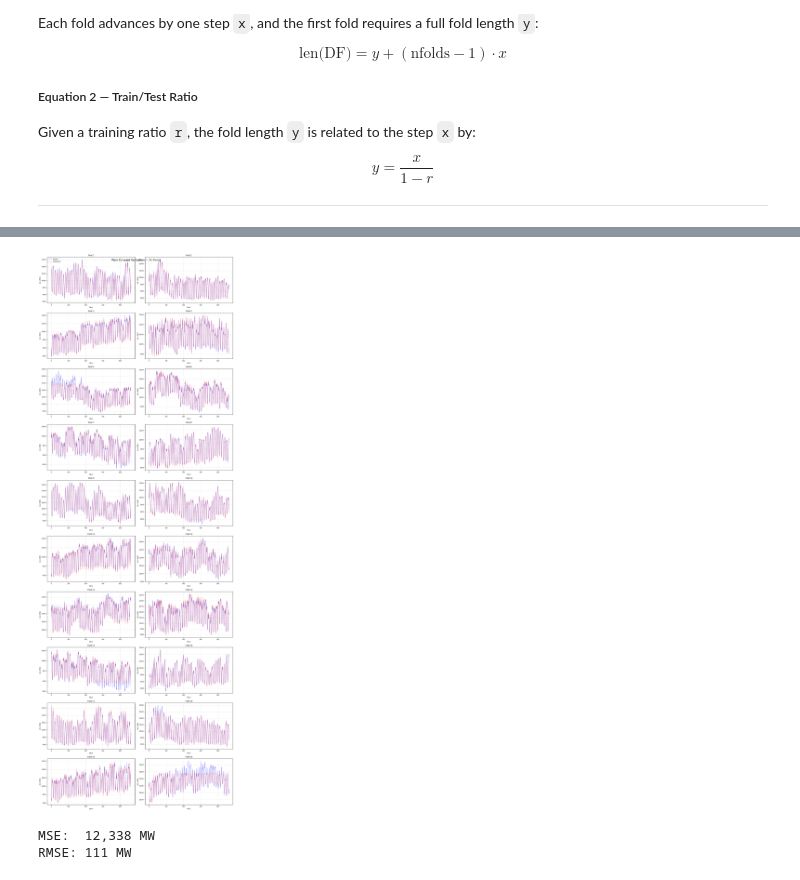
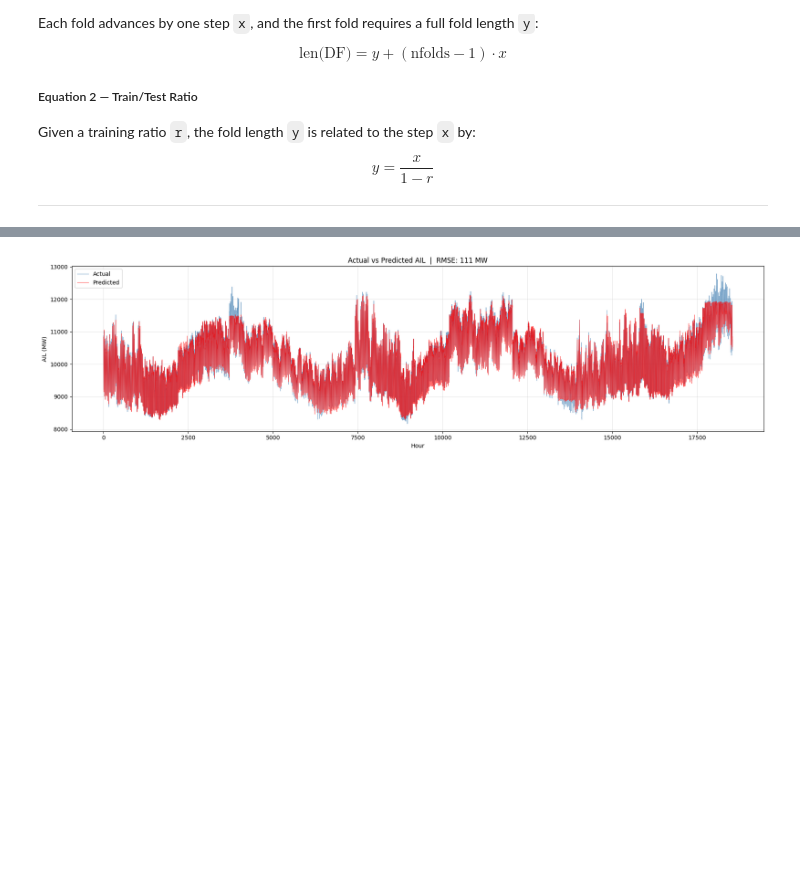
Before and after one commit to rchlmlngt/Alberta-Power-Market-Analysis, a Jupyter notebook: XGBoostDemandModel.ipynb, the cells around one changed output, grey strips where cells are left out. Saved outputs shown, nothing was run; the diff lists cells and outputs as text; code cells hidden in the pictures; blank space fills up the shorter version.

Commit message:
Plot result and residuals

```diff
--- a/XGBoostDemandModel.ipynb
+++ b/XGBoostDemandModel.ipynb
@@ -108,7 +108,7 @@ def walk_forward_validation_performance(DataFrame, n_folds, train_window_ratio,
     :param: n_folds, number of folds
     :param: train_window_ratio,
     :param: feature_function,
-    :return: Mean_squared_error, Actual_AIL, Predicted_AIL
+    :return: Mean_squared_error, RMSE,  Actual_AIL, Predicted_AIL
     """
     actual_AIL = []
     predicted_AIL = []
@@ -157,47 +157,59 @@ def walk_forward_validation_performance(DataFrame, n_folds, train_window_ratio,
 # %%
 # Run the Walk Forward Validation Process
 results = walk_forward_validation_performance(
     AIL,
     n_folds=20,
     train_window_ratio=0.8,
     feature_function=create_features
 )
 
-Actual_AIL = results['actual_AIL']
-Predicted_AIL = results['predicted_AIL']
+Actual_AIL = np.array(results['actual_AIL'])
+Predicted_AIL = np.array(results['predicted_AIL'])
+Residuals = Actual_AIL - Predicted_AIL
 
-# Plot the results
-total      = len(Actual_AIL)
-fold_size  = total // 20
-
-fig, axes = plt.subplots(10, 2, figsize=(14, 40))
-axes = axes.flatten()
-
-for i in range(20):
-    start = i * fold_size
-    end   = start + fold_size
-
-    act  = Actual_AIL[start:end]
-    pred = Predicted_AIL[start:end]
-
-    axes[i].plot(act,  'b-',  label='Actual',    alpha=0.7, linewidth=0.8)
-    axes[i].plot(pred, 'r--', label='Predicted', alpha=0.7, linewidth=0.8)
-    axes[i].set_title(f'Fold {i + 1}', fontsize=10)
-    axes[i].set_xlabel('Hour', fontsize=8)
-    axes[i].set_ylabel('AIL (MW)', fontsize=8)
-    axes[i].tick_params(labelsize=7)
-    axes[i].grid(True, alpha=0.3)
-
-    if i == 0:
-        axes[i].legend(fontsize=8)
-
-plt.suptitle('Walk Forward Validation — All Folds', fontsize=14)
+# Plot results
+plt.figure(figsize=(18, 5))
+plt.plot(Actual_AIL,    lw=0.6, alpha=0.8, color='steelblue', label='Actual')
+plt.plot(Predicted_AIL, lw=0.6, alpha=0.8, color='red',       label='Predicted')
+plt.title(f'Actual vs Predicted AIL  |  RMSE: {results["rmse"]:,.0f} MW')
+plt.xlabel('Hour')
+plt.ylabel('AIL (MW)')
+plt.legend()
+plt.grid(True, alpha=0.3)
 plt.tight_layout()
 plt.show()
 
-print(f"MSE:  {results['mse']:,.0f} MW")
-print(f"RMSE: {results['rmse']:,.0f} MW")
+
+# Residual Analysis
+fig, axes = plt.subplots(1, 3, figsize=(16, 4))
+
+# 1. Residuals over time — look for patterns/drift
+axes[0].plot(Residuals, lw=0.5, alpha=0.7, color='steelblue')
+axes[0].axhline(0, color='red', ls='--', lw=1)
+axes[0].set_title('Residuals over time')
+axes[0].set_ylabel('Residual (MW)')
+axes[0].grid(True, alpha=0.3)
+
+# 2. Predicted vs Actual — perfect model = straight diagonal line
+axes[1].scatter(Actual_AIL, Predicted_AIL, alpha=0.1, s=1, color='steelblue')
+axes[1].plot([Actual_AIL.min(), Actual_AIL.max()], [Actual_AIL.min(), Actual_AIL.max()], 'r--', lw=1, label='Perfect fit')
+axes[1].set_xlabel('Actual AIL (MW)')
+axes[1].set_ylabel('Predicted AIL (MW)')
+axes[1].set_title('Predicted vs actual')
+axes[1].legend(fontsize=8)
+axes[1].grid(True, alpha=0.3)
+
+# 3. Residual distribution — should be centered at 0
+axes[2].hist(Residuals, bins=50, color='steelblue', alpha=0.8, edgecolor='white')
+axes[2].axvline(0, color='red', ls='--', label='Zero')
+axes[2].axvline(Residuals.mean(), color='orange', ls='--', label=f'Mean: {Residuals.mean():.0f} MW')
+axes[2].set_xlabel('Residual (MW)')
+axes[2].set_title('Residual distribution')
+axes[2].legend(fontsize=8)
+axes[2].grid(True, alpha=0.3)
+
+plt.suptitle(f'Residual analysis  |  RMSE: {results["rmse"]:,.0f} MW', fontsize=13)
+plt.tight_layout()
+plt.show()
 # %% [output]
-[figure, old version]
+[figure, new version]
-MSE:  12,338 MW
-RMSE: 111 MW
```
Also changed, not shown: parts of 3 cells of this notebook.
